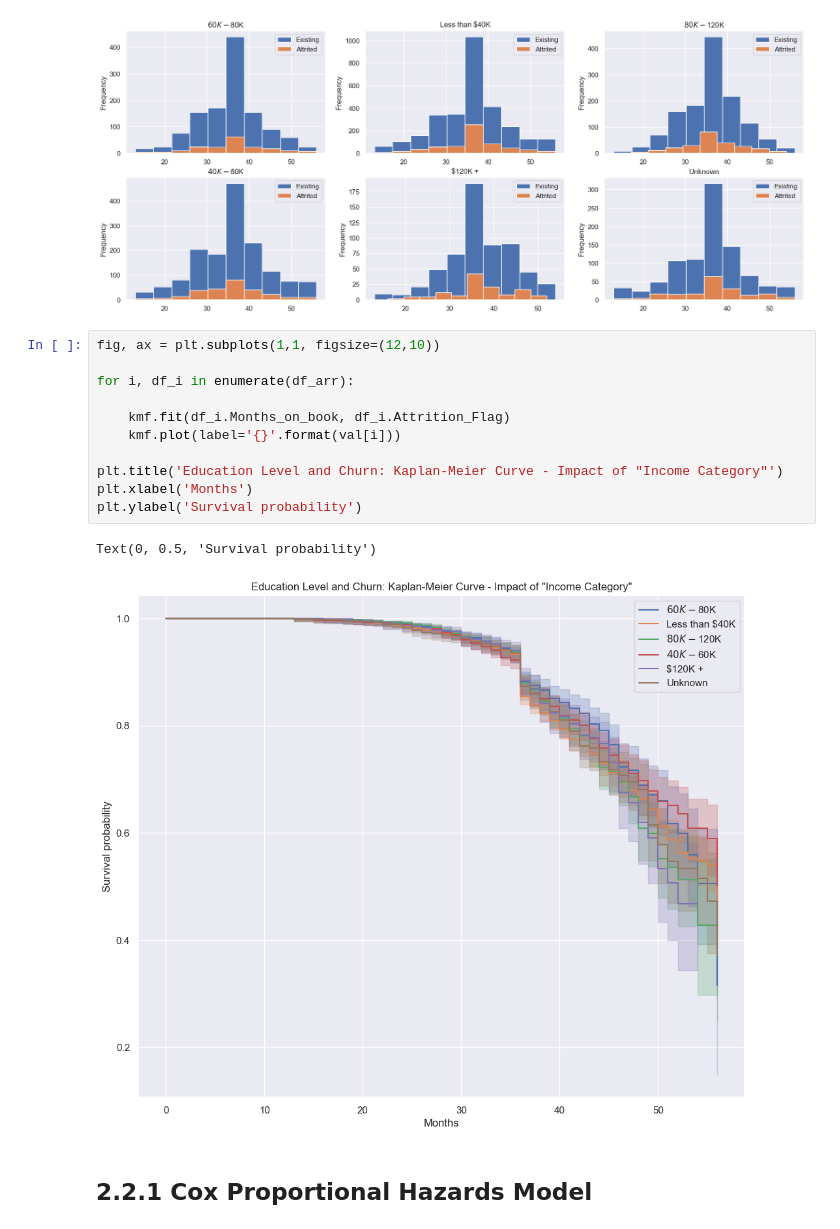
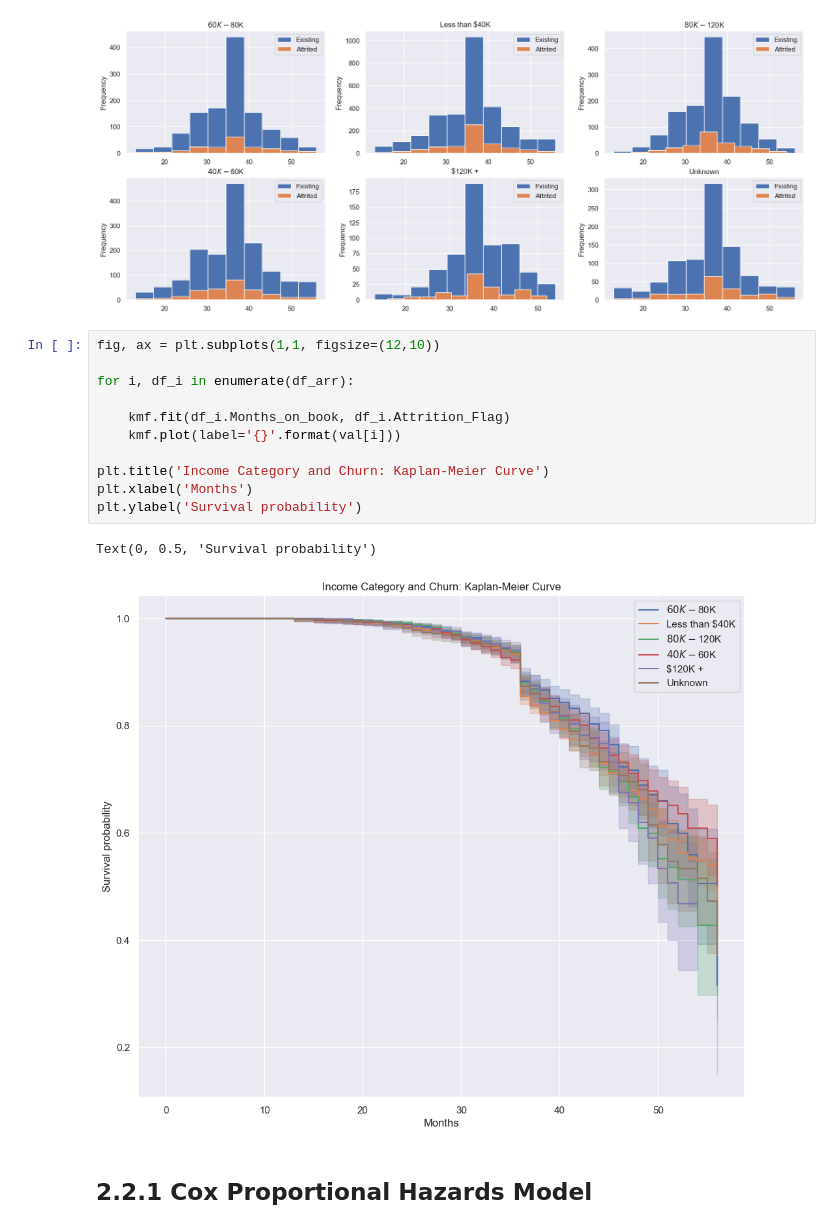
Before and after one commit to giacomofragione/churn_credit_card, a Jupyter notebook: Survival_prob_credit_card.ipynb, the cells around one changed output. Cells and saved outputs as stored; diff of their text form.

```diff
--- a/Survival_prob_credit_card.ipynb
+++ b/Survival_prob_credit_card.ipynb
@@ -301,17 +301,17 @@ for i in range(len(val)):
 # %%
 fig, ax = plt.subplots(1,1, figsize=(12,10))
 
 for i, df_i in enumerate(df_arr):
 
     kmf.fit(df_i.Months_on_book, df_i.Attrition_Flag)
     kmf.plot(label='{}'.format(val[i]))
 
-plt.title('Education Level and Churn: Kaplan-Meier Curve - Impact of "Income Category"')
+plt.title('Income Category and Churn: Kaplan-Meier Curve')
 plt.xlabel('Months')
 plt.ylabel('Survival probability')
 # %% [output]
 Text(0, 0.5, 'Survival probability')
-[figure, old version]
+[figure, new version]
 # %% [markdown]
 ## 2.2.1 Cox Proportional Hazards Model
 # %%
```
Also changed, not shown: parts of 3 cells of this notebook.
